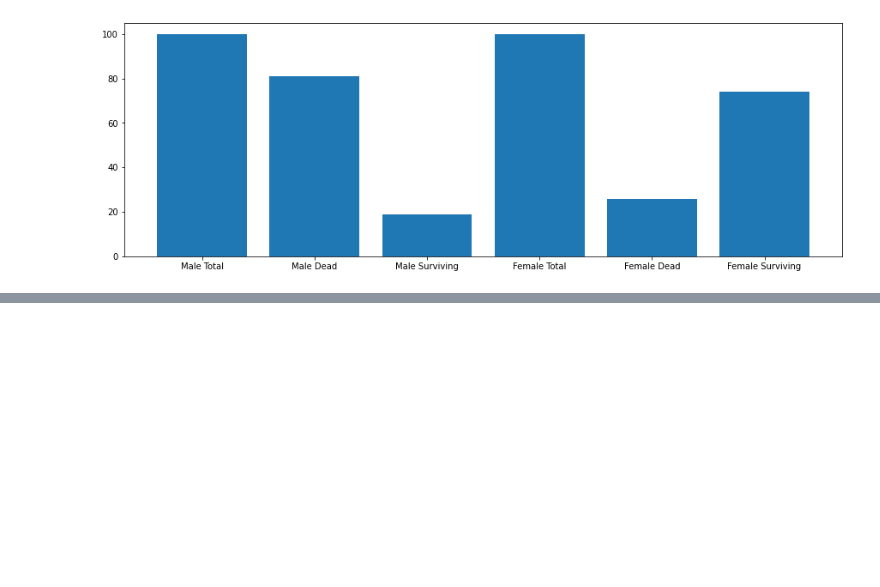
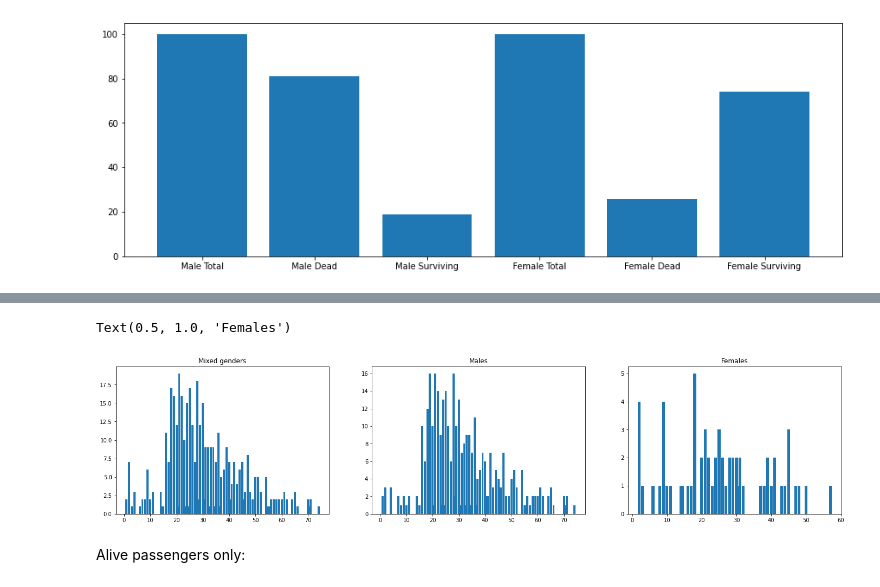
Before and after one commit to GeoffreyKarnbach/Titanic-Survival-Analysis, a Jupyter notebook: analyse.ipynb, the cells around one changed output, grey strips where cells are left out. Cells and saved outputs as stored; diff of their text form; code cells hidden in the pictures; blank space fills up the shorter version.

```diff
--- a/analyse.ipynb
+++ b/analyse.ipynb
@@ -180,0 +220,32 @@ plt.bar(["Male Total","Male Dead","Male Surviving","Female Total","Female Dead",
+# %%
+# Dead only
+deads = df[df.Survived == 0]
+agesMixedDead = deads["Age"].unique()
+agesMixedDead = agesMixedDead[~np.isnan(agesMixedDead)]
+counterMixedDead = [deads[deads.Age == val].shape[0] for val in agesMixedDead]
+
+deadMales = df[(df.Survived == 0) & (df.Sex == "male")]
+ageMalesDead = deadMales["Age"].unique()
+ageMalesDead = ageMalesDead[~np.isnan(ageMalesDead)]
+counterMaleDead = [deads[(deads["Age"] == val) & (deads["Sex"] == "male")].shape[0] for val in ageMalesDead]
+
+deadFemales = df[(df.Survived == 0) & (df.Sex == "female")]
+ageFemaleDead = deadFemales["Age"].unique()
+ageFemaleDead = ageFemaleDead[~np.isnan(ageFemaleDead)]
+counterFemaleDead = [deads[(deads["Age"] == val) & (deads["Sex"] == "female")].shape[0] for val in ageFemaleDead]
+# %%
+plt.figure(figsize=(24, 5))
+plt.subplot(131)
+plt.bar(agesMixedDead, counterMixedDead)
+plt.title("Mixed genders")
+plt.subplot(132)
+plt.bar(ageMalesDead, counterMaleDead)
+plt.title("Males")
+plt.subplot(133)
+plt.bar(ageFemaleDead, counterFemaleDead)
+plt.title("Females")
+# %% [output]
+Text(0.5, 1.0, 'Females')
+[figure, added]
+# %% [markdown]
+Alive passengers only:
```
Also changed, not shown: parts of 9 cells of this notebook.
